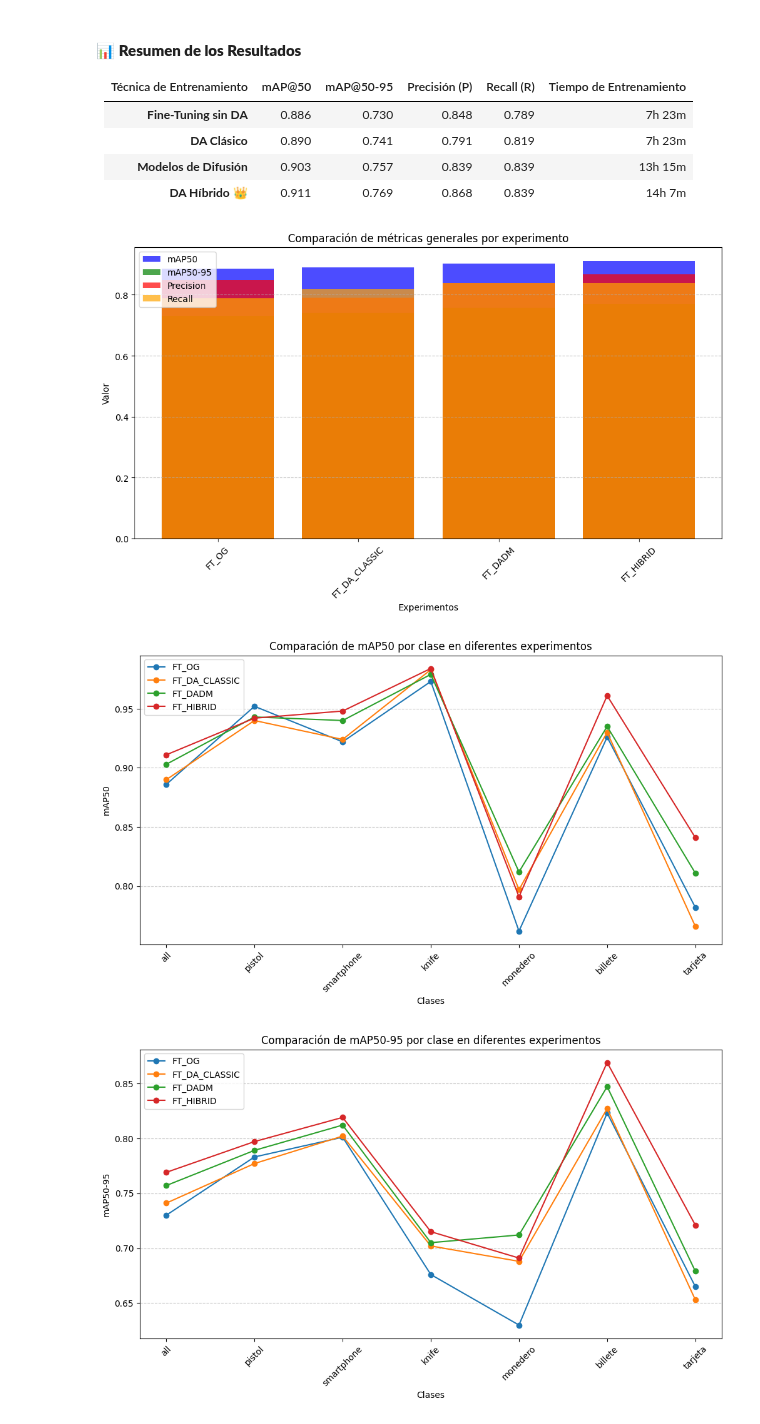
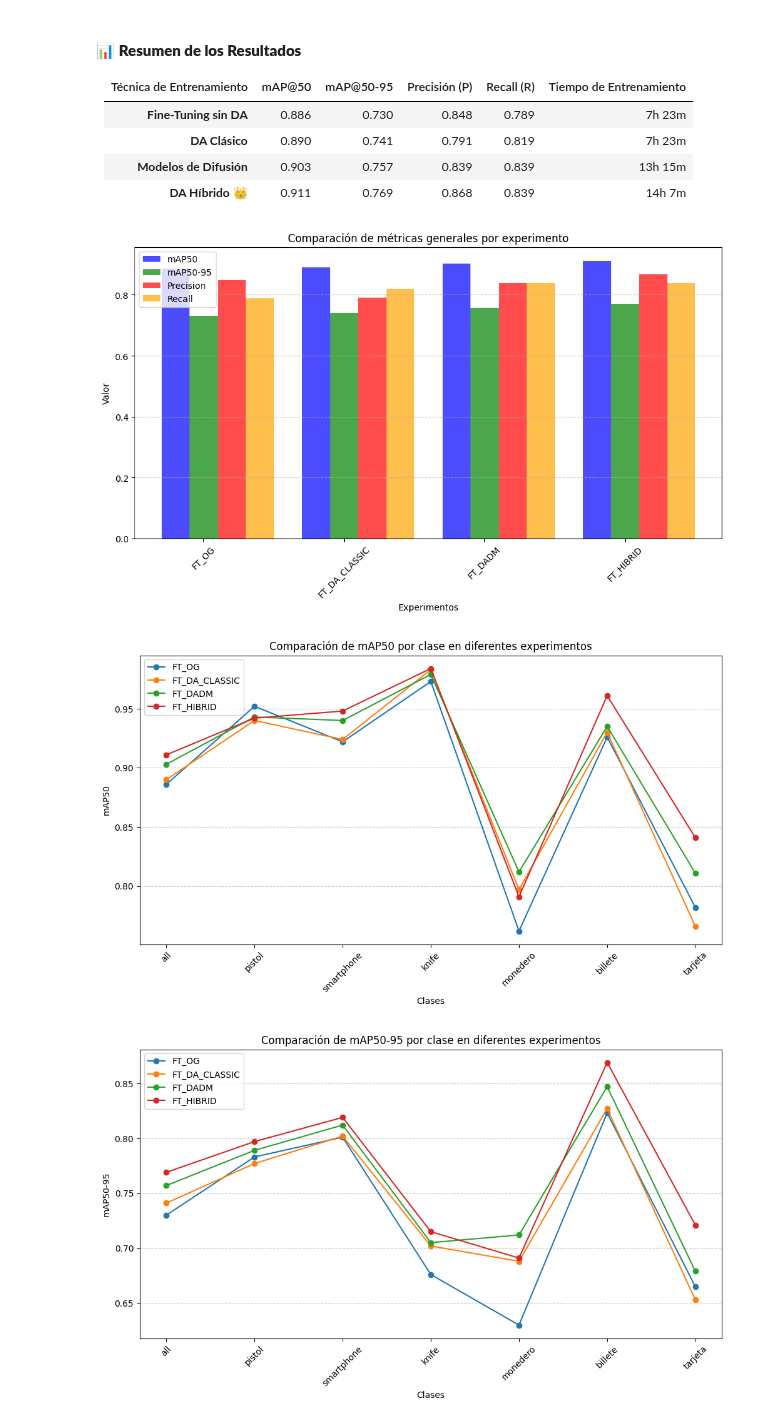
Before and after one commit to AlfonsoJulian/TFG, a Jupyter notebook: experimentacion/GUNexperimentacion.ipynb, the cells around one changed output. Cells and saved outputs as stored; diff of their text form; code cells hidden in the pictures.

```diff
--- a/experimentacion/GUNexperimentacion.ipynb
+++ b/experimentacion/GUNexperimentacion.ipynb
@@ -254,6 +254,7 @@ Tras realizar el **fine-tuning** del modelo utilizando distintas técnicas de **
 # %%
 import pandas as pd
 import matplotlib.pyplot as plt
+import numpy as np
 
 # Ruta del archivo CSV
 csv_path = "/mnt/homeGPU/azapata/TFG/MetricasDeEntrenamientos/guns/metricas_entrenamientos.csv"
@@ -265,38 +266,42 @@ df = pd.read_csv(csv_path)
 df_general = df[df["Class"] == "all"]
 
 # Configuración de gráficos
 metrics = ["mAP50", "mAP50-95", "Precision", "Recall"]
 colors = ["blue", "green", "red", "orange"]
 
-# Graficar métricas generales
+# --- 📊 Gráfico de Barras Agrupadas (Métricas Generales por Experimento) ---
+x = np.arange(len(df_general["Experiment"]))  # Posiciones en el eje X
+width = 0.2  # Ancho de las barras
+
 plt.figure(figsize=(12, 6))
 for i, metric in enumerate(metrics):
-    plt.bar(df_general["Experiment"], df_general[metric], color=colors[i], alpha=0.7, label=metric)
+    plt.bar(x + i * width, df_general[metric], width=width, label=metric, color=colors[i], alpha=0.7)
 
+# Configurar etiquetas y formato
 plt.xlabel("Experimentos")
 plt.ylabel("Valor")
 plt.title("Comparación de métricas generales por experimento")
+plt.xticks(x + width, df_general["Experiment"], rotation=45)  # Centrar etiquetas en las barras
 plt.legend()
-plt.xticks(rotation=45)
 plt.grid(axis="y", linestyle="--", alpha=0.7)
 plt.show()
 
-# Graficar métricas por clase
+# --- 📈 Gráficos de Líneas (Métricas por Clase en Diferentes Experimentos) ---
 for metric in metrics:
     plt.figure(figsize=(12, 6))
     for exp in df["Experiment"].unique():
         df_exp = df[df["Experiment"] == exp]
         plt.plot(df_exp["Class"], df_exp[metric], marker="o", linestyle="-", label=exp)
 
     plt.xlabel("Clases")
     plt.ylabel(metric)
     plt.title(f"Comparación de {metric} por clase en diferentes experimentos")
     plt.legend()
     plt.xticks(rotation=45)
     plt.grid(axis="y", linestyle="--", alpha=0.7)
     plt.show()
 # %% [output]
-[figure, old version]
+[figure, new version]
 [figure]
 [figure]
 [figure]
```
Also changed, not shown: parts of 2 cells of this notebook.
